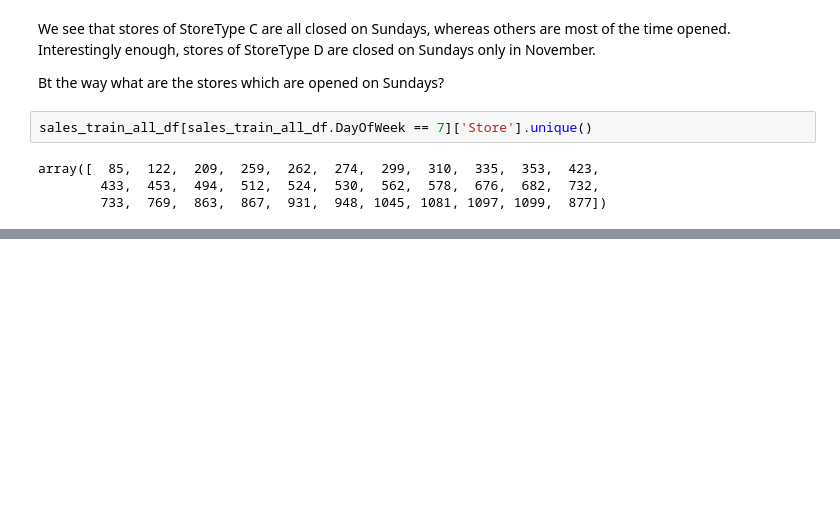
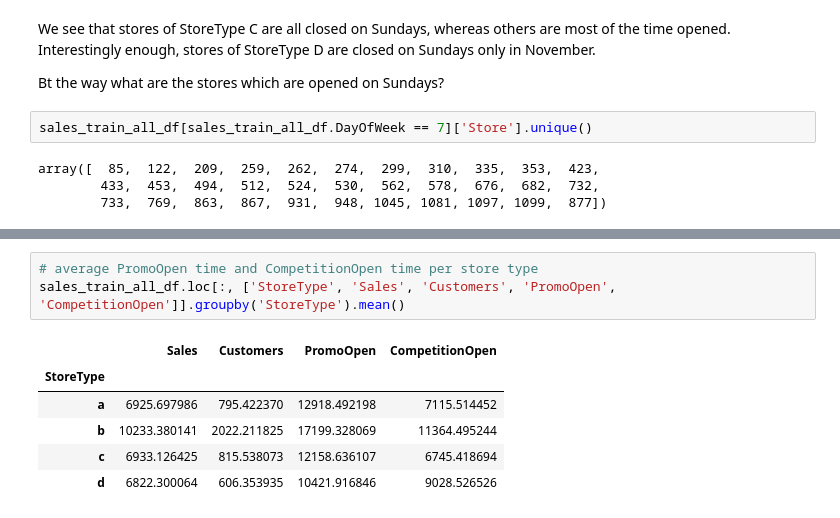
Before and after one commit to ToanNV/bps-asm, a Jupyter notebook: asm2/rossmann_store_sales_data_analysis.ipynb, the cells around one changed output, grey strips where cells are left out. Saved outputs shown, nothing was run; the diff lists cells and outputs as text; blank space fills up the shorter version.

```diff
--- a/asm2/rossmann_store_sales_data_analysis.ipynb
+++ b/asm2/rossmann_store_sales_data_analysis.ipynb
@@ -466,0 +489,10 @@ array([  85,  122,  209,  259,  262,  274,  299,  310,  335,  353,  423,
+# %%
+# average PromoOpen time and CompetitionOpen time per store type
+sales_train_all_df.loc[:, ['StoreType', 'Sales', 'Customers', 'PromoOpen', 'CompetitionOpen']].groupby('StoreType').mean()
+# %% [output]
+|  | Sales | Customers | PromoOpen | CompetitionOpen |
+| StoreType |  |  |  |  |
+| a | 6925.697986 | 795.422370 | 12918.492198 | 7115.514452 |
+| b | 10233.380141 | 2022.211825 | 17199.328069 | 11364.495244 |
+| c | 6933.126425 | 815.538073 | 12158.636107 | 6745.418694 |
+| d | 6822.300064 | 606.353935 | 10421.916846 | 9028.526526 |
```
Also changed, not shown: parts of 6 cells of this notebook, 1 other file.
